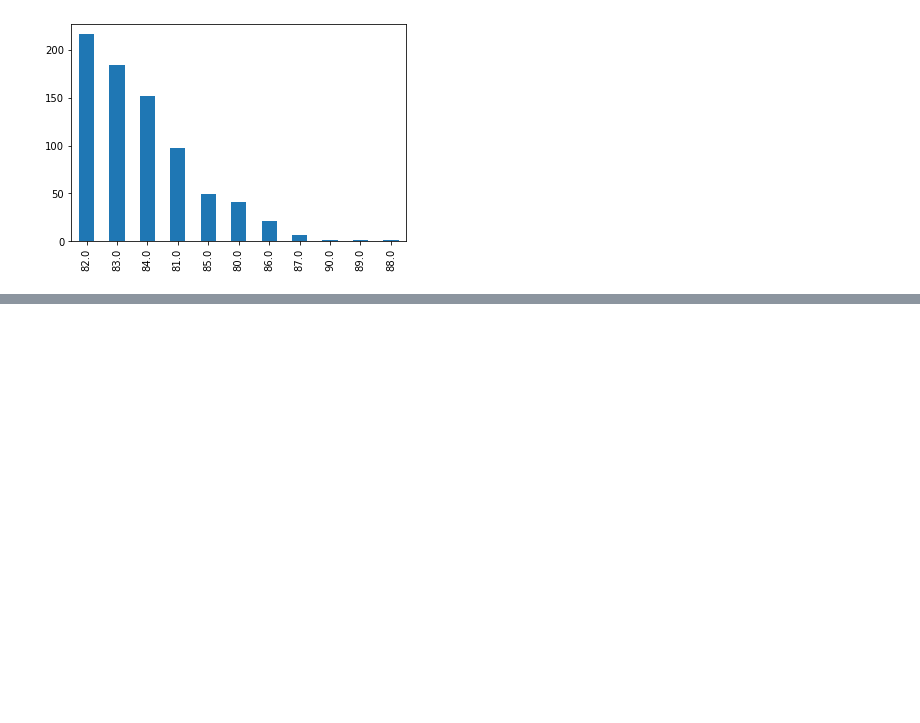
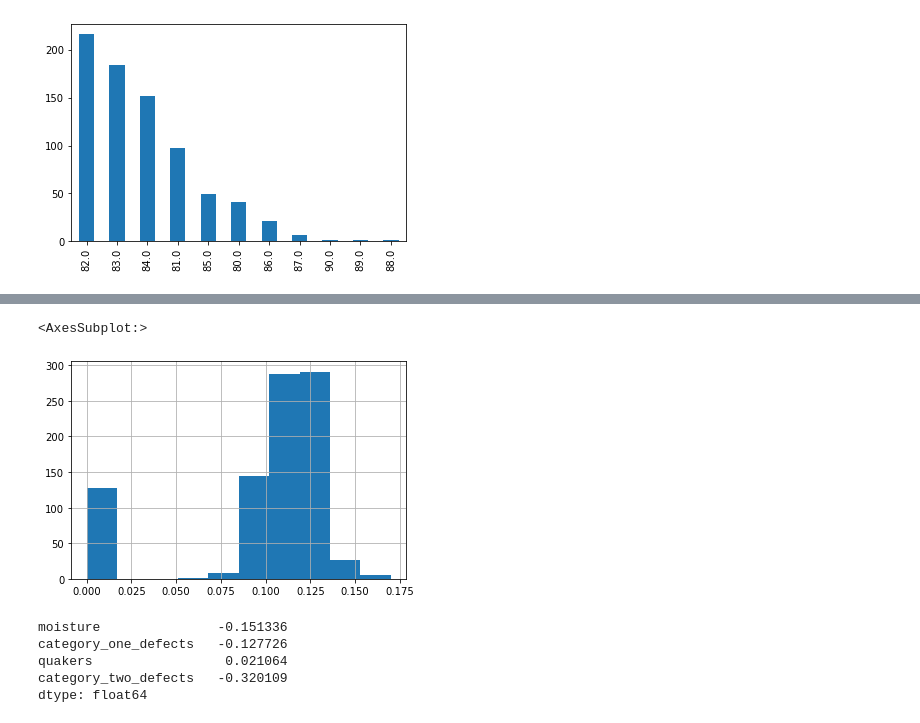
Before and after one commit to sleepypioneer/coffee-quality, a Jupyter notebook: analysis/notebooks/data_exploration.ipynb, the cells around one changed output, grey strips where cells are left out. Drawn from its saved outputs; the diff is of its cells as text; code cells hidden in the pictures; blank space fills up the shorter version.

```diff
--- a/analysis/notebooks/data_exploration.ipynb
+++ b/analysis/notebooks/data_exploration.ipynb
@@ -214,0 +276,13 @@ df[df["total_cup_points"] > 80]["total_cup_points"].round().value_counts().plot(
+# %%
+df["moisture"].hist()
+# %% [output]
+<AxesSubplot:>
+[figure, added]
+# %%
+df_full_train[numerical_features].corrwith(df_full_train["total_cup_points"])
+# %% [output]
+moisture               -0.151336
+category_one_defects   -0.127726
+quakers                 0.021064
+category_two_defects   -0.320109
+dtype: float64
```
Also changed, not shown: parts of 27 cells of this notebook, 5 other files.
